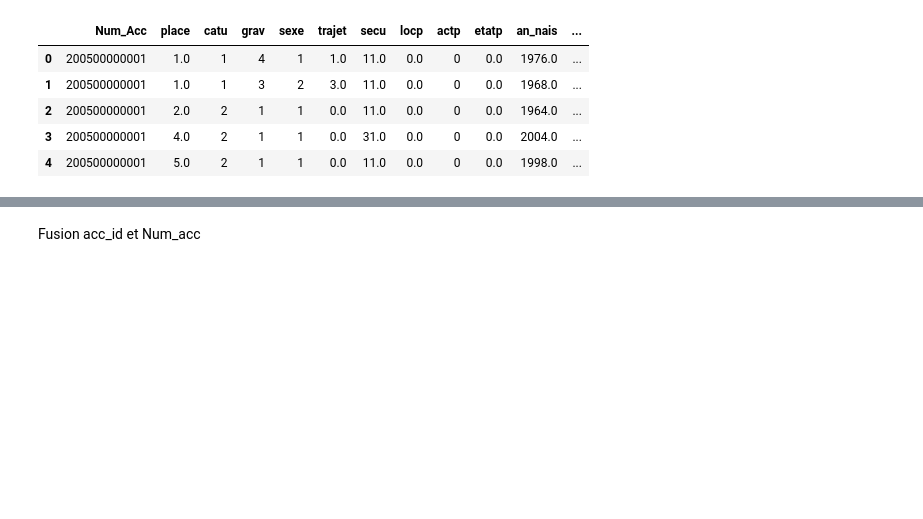
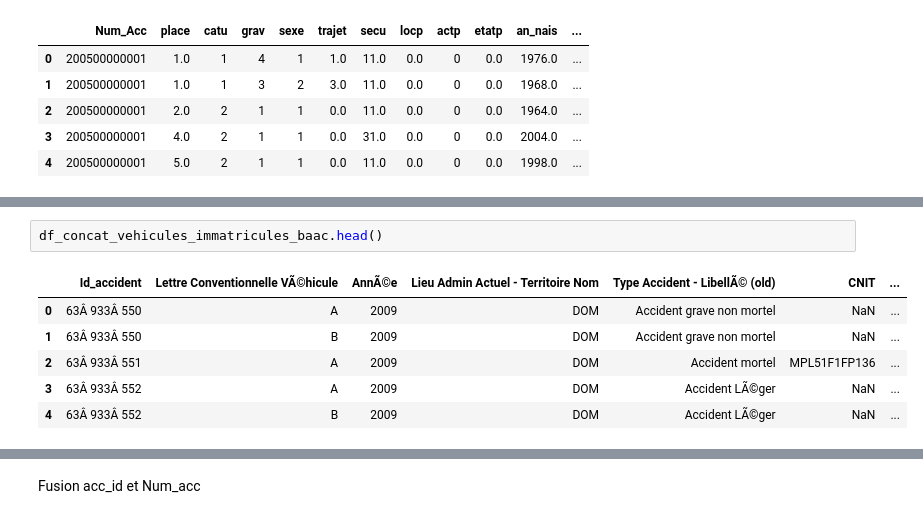
Before and after one commit to ThomasB30/projetDA-acc, a Jupyter notebook: 1 - Analyse/1 - analyse.ipynb, the cells around one changed output, grey strips where cells are left out. Drawn from its saved outputs; the diff is of its cells as text; blank space fills up the shorter version.

Commit message:
update concat usager

```diff
--- a/1 - Analyse/1 - analyse.ipynb
+++ b/1 - Analyse/1 - analyse.ipynb
@@ -420,0 +401,9 @@ memory usage: 528.7+ MB
+# %%
+df_concat_vehicules_immatricules_baac.head()
+# %% [output]
+|  | Id_accident | Lettre Conventionnelle VÃ©hicule | AnnÃ©e | Lieu Admin Actuel - Territoire Nom | Type Accident - LibellÃ© (old) | CNIT | ... |
+| 0 | 63Â 933Â 550 | A | 2009 | DOM | Accident grave non mortel | NaN | ... |
+| 1 | 63Â 933Â 550 | B | 2009 | DOM | Accident grave non mortel | NaN | ... |
+| 2 | 63Â 933Â 551 | A | 2009 | DOM | Accident mortel | MPL51F1FP136 | ... |
+| 3 | 63Â 933Â 552 | A | 2009 | DOM | Accident LÃ©ger | NaN | ... |
+| 4 | 63Â 933Â 552 | B | 2009 | DOM | Accident LÃ©ger | NaN | ... |
```
Also changed, not shown: parts of 24 cells of this notebook, 3 other files.
